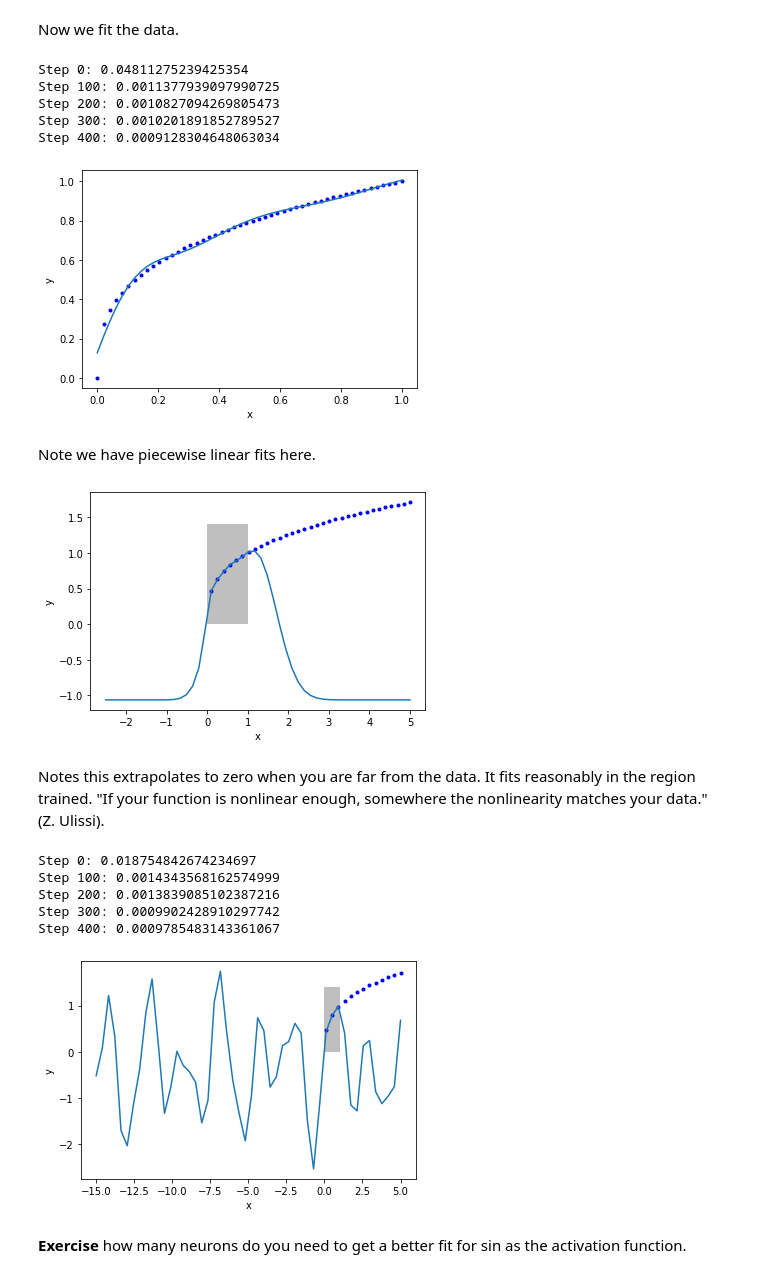
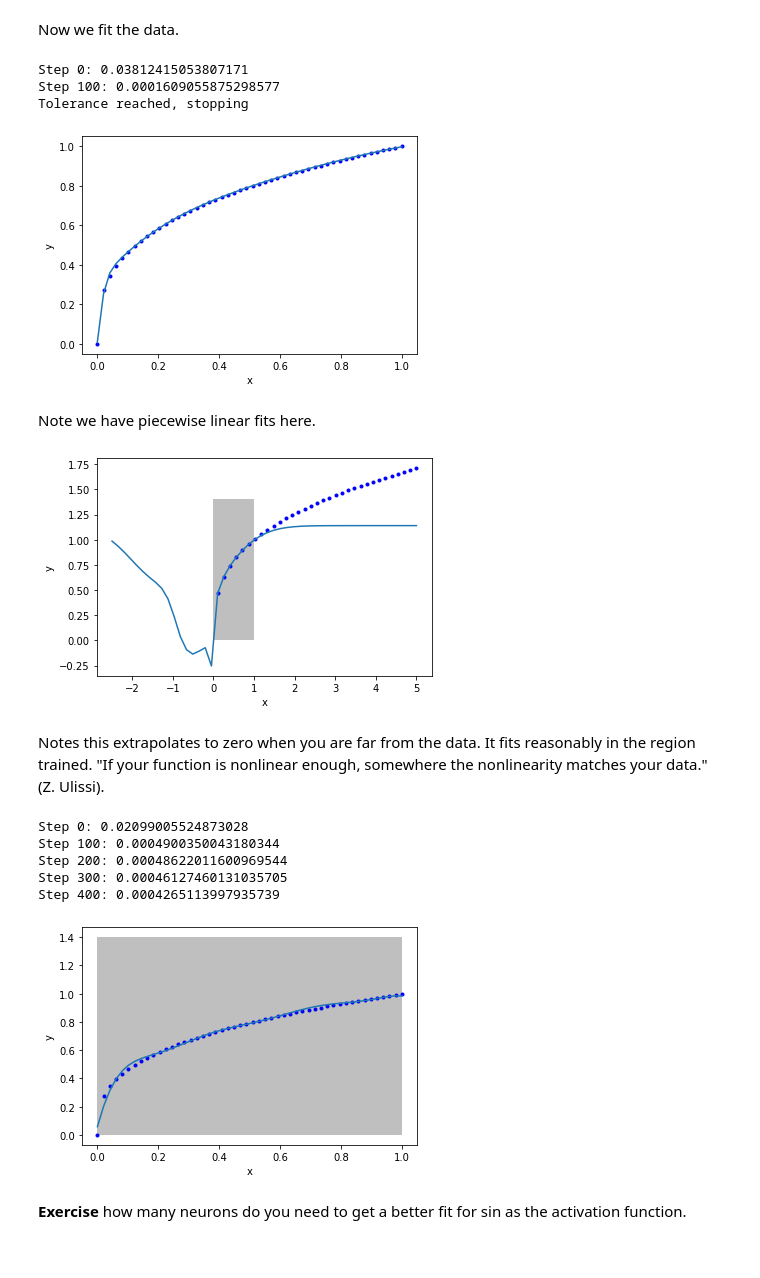
Before and after one commit to jqbond/f19-06623, a Jupyter notebook: lectures/22-ml-2.ipynb, the cells around one changed output. Drawn from its saved outputs; the diff is of its cells as text; code cells hidden in the pictures.

```diff
--- a/lectures/22-ml-2.ipynb
+++ b/lectures/22-ml-2.ipynb
@@ -7,6 +7,6 @@ The activation function in a neural network provides the nonlinearity in the mod
 
 Today we explore the impact of the activation function on the fitting, and extrapolation of neural networks. The following code is for setting up a neural network, and initializing the parameters with random numbers.
 # %%
-layer_sizes = [1, 3, 1]
+layer_sizes = [1, 3, 3, 1]
 list(zip(layer_sizes[:-1], layer_sizes[1:]))
 # %% [output]
@@ -234,7 +238,7 @@ def objective3(pars, step=None):
 from autograd.misc.optimizers import adam
 from autograd import grad
 
-params3 = init_random_params(0.1, layer_sizes=[1, 3, 1])
+params3 = init_random_params(0.1, layer_sizes=[1, 3, 3, 1])
 
 N = 50
 MAX_EPOCHS = 500
@@ -248,11 +252,9 @@ for i in range(MAX_EPOCHS):
         print('Tolerance reached, stopping')
         break
 # %% [output]
-Step 0: 0.04811275239425354
-Step 100: 0.0011377939097990725
-Step 200: 0.0010827094269805473
-Step 300: 0.0010201891852789527
-Step 400: 0.0009128304648063034
+Step 0: 0.03812415053807171
+Step 100: 0.0001609055875298577
+Tolerance reached, stopping
 # %%
 X2 = np.linspace(0., 1)
 Y2 = X2**(1/3)
@@ -263,7 +265,7 @@ plt.plot(X2, Z2, label='NN')
 plt.xlabel('x')
 plt.ylabel('y');
 # %% [output]
-[figure, old version]
+[figure, new version]
 # %% [markdown]
 Note we have piecewise linear fits here.
 # %%
@@ -277,7 +279,7 @@ plt.fill_between(X2 < 1, 0, 1.4, facecolor='gray', alpha=0.5)
 plt.xlabel('x')
 plt.ylabel('y');
 # %% [output]
-[figure, old version]
+[figure, new version]
 # %% [markdown]
 Notes this extrapolates to zero when you are far from the data. It fits reasonably in the region trained. "If your function is nonlinear enough, somewhere the nonlinearity matches your data." (Z. Ulissi).
 # %%
@@ -289,7 +291,7 @@ def objective33(pars, step=None):
 from autograd.misc.optimizers import adam
 from autograd import grad
 
-params33 = init_random_params(0.1, layer_sizes=[1, 3, 1])
+params33 = init_random_params(0.1, layer_sizes=[1, 6, 6, 1])
 
 N = 50
 MAX_EPOCHS = 500
@@ -303,23 +305,23 @@ for i in range(MAX_EPOCHS):
         print('Tolerance reached, stopping')
         break
 # %% [output]
-Step 0: 0.018754842674234697
-Step 100: 0.0014343568162574999
-Step 200: 0.0013839085102387216
-Step 300: 0.0009902428910297742
-Step 400: 0.0009785483143361067
+Step 0: 0.02099005524873028
+Step 100: 0.0004900350043180344
+Step 200: 0.00048622011600969544
+Step 300: 0.00046127460131035705
+Step 400: 0.0004265113997935739
 # %%
-X2 = np.linspace(-15, 5)
+X2 = np.linspace(0, 1)
 Y2 = X2**(1/3)
 Z2 = nn(params33, X2.reshape([-1, 1]), activation=np.sin)
 
 plt.plot(X2, Y2, 'b.', label='analytical')
 plt.plot(X2, Z2, label='NN')
 plt.fill_between(X2 < 1, 0, 1.4, facecolor='gray', alpha=0.5)
 plt.xlabel('x')
 plt.ylabel('y');
 # %% [output]
-[figure, old version]
+[figure, new version]
 # %% [markdown]
 **Exercise** how many neurons do you need to get a better fit for sin as the activation function.
 # %% [markdown]
```
Also changed, not shown: parts of 12 cells of this notebook, 1 other file.
